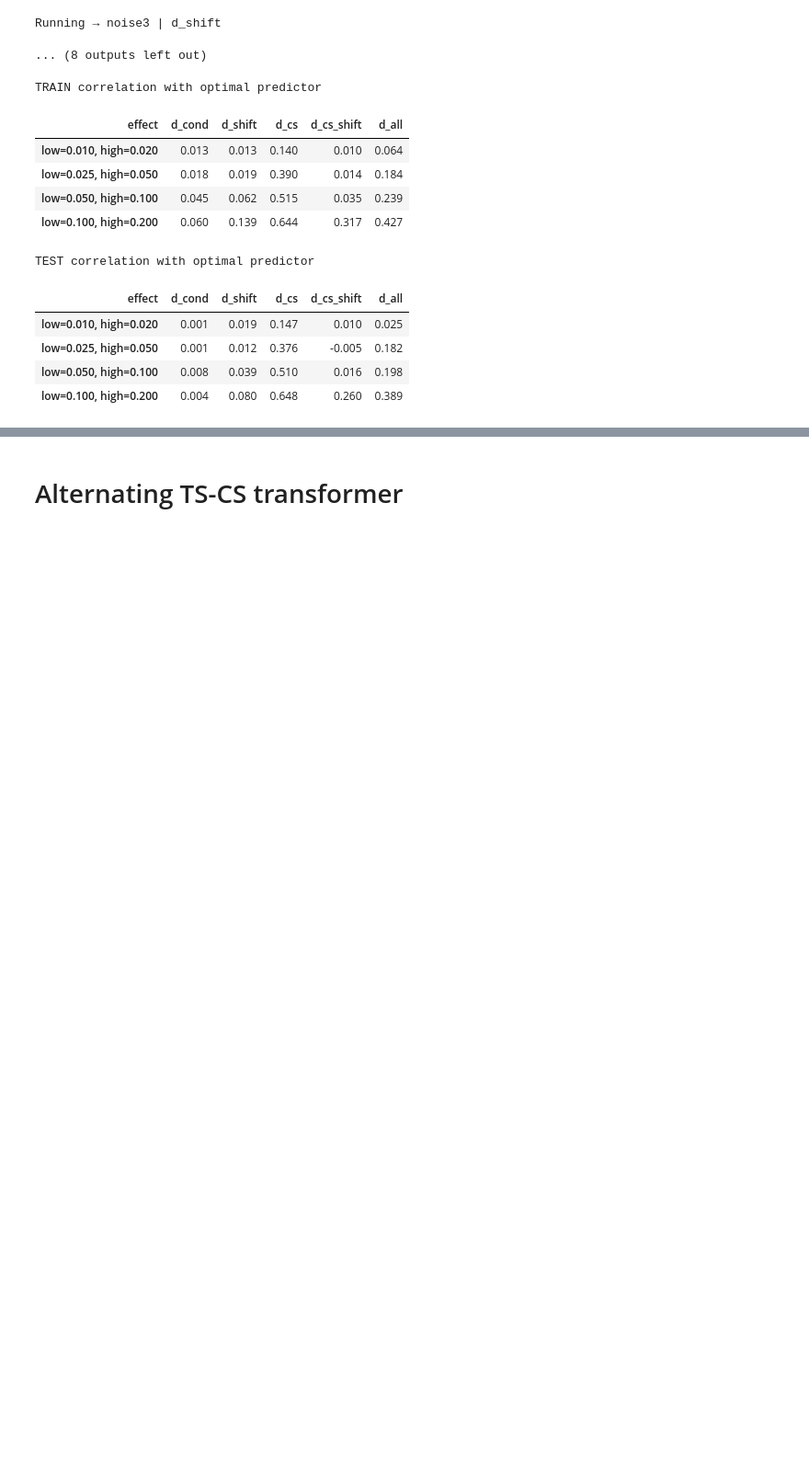
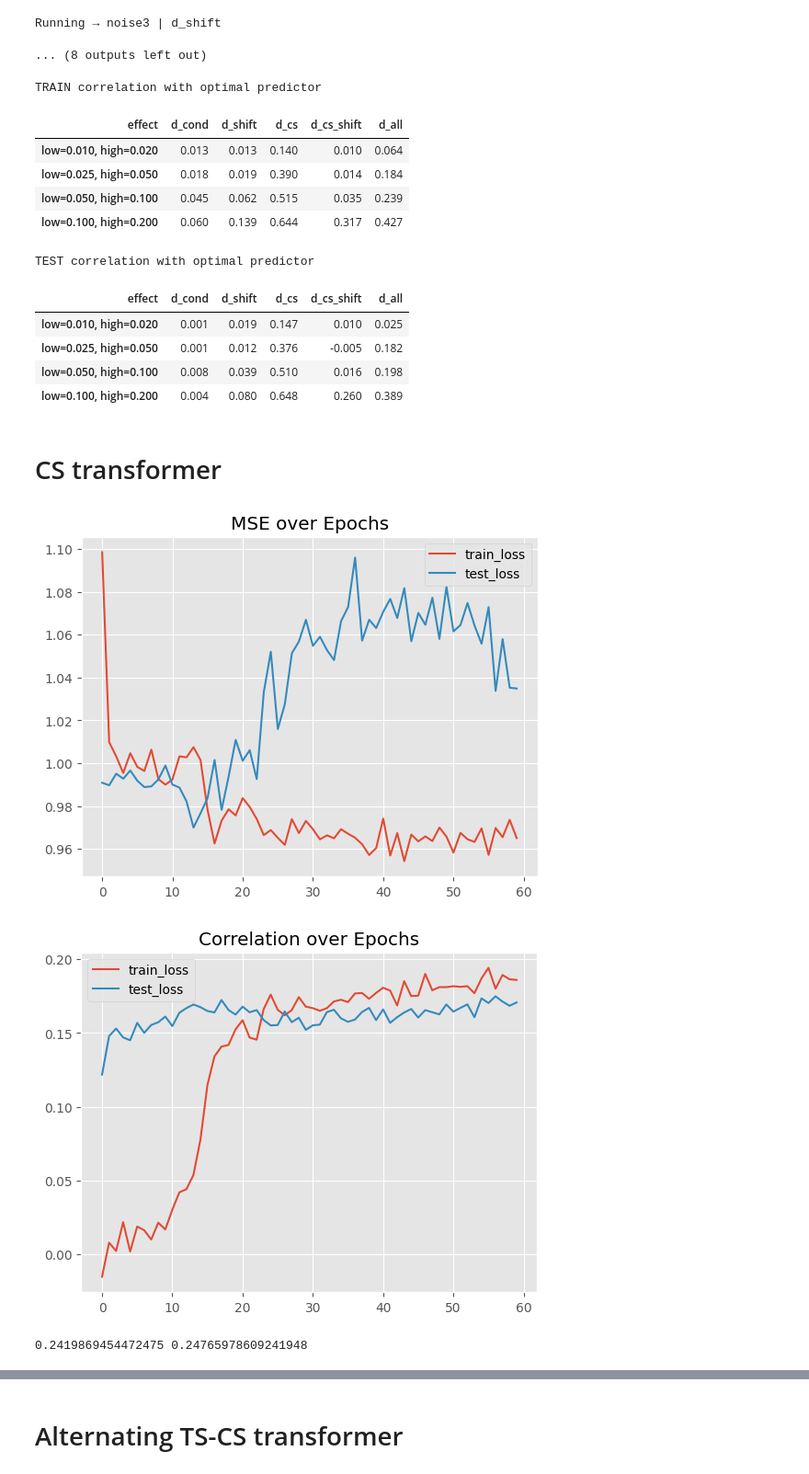
Before and after one commit to cyrilgarcia009/TSNN, a Jupyter notebook: notebooks/compare_models2.ipynb, the cells around one changed output, grey strips where cells are left out. Shown at 92% size. Cells and saved outputs as stored; diff of their text form; code cells hidden in the pictures; blank space fills up the shorter version.

Commit message:
Updated notebook with more tests

```diff
--- a/notebooks/compare_models2.ipynb
+++ b/notebooks/compare_models2.ipynb
@@ -759,3 +759,5 @@ TEST correlation with optimal predictor
 | low=0.025, high=0.050 | 0.001 | 0.012 | 0.376 | -0.005 | 0.182 |
 | low=0.050, high=0.100 | 0.008 | 0.039 | 0.510 | 0.016 | 0.198 |
 | low=0.100, high=0.200 | 0.004 | 0.080 | 0.648 | 0.260 | 0.389 |
+# %% [markdown]
+# CS transformer
@@ -761,0 +931,23 @@ TEST correlation with optimal predictor
+# %%
+device='mps'
+# %%
+z = dic_data['noise4']['d_all']
+z.get_dataloader(n_rolling=10)
+
+m = DualAttentionTransformer(10, 10, 10, mask=mask, d_model=128, dim_feedforward=512, dropout=0.5).to(device)
+optimizer = torch.optim.AdamW(m.parameters(), lr=0.001)
+m = torch.compile(m, backend="eager")
+
+model_torch = torch_benchmarks.TorchWrapper(m, optimizer=optimizer, device=device)
+model_torch.fit(z.train, test=z.test, epochs=60, plot=True)
+
+comp = benchmark_comparison.Comparator(models=[model_torch], model_names=['model_torch'])
+
+out_train = comp.correl(z, mode="train", return_values=True).loc["model_torch", "optimal"]
+out_test = comp.correl(z, mode="test", return_values=True).loc["model_torch", "optimal"]
+
+print(out_train, out_test)
+# %% [output]
+[figure, added]
+[figure, added]
+0.2419869454472475 0.24765978609241948
```
Also changed, not shown: parts of 24 cells of this notebook.
